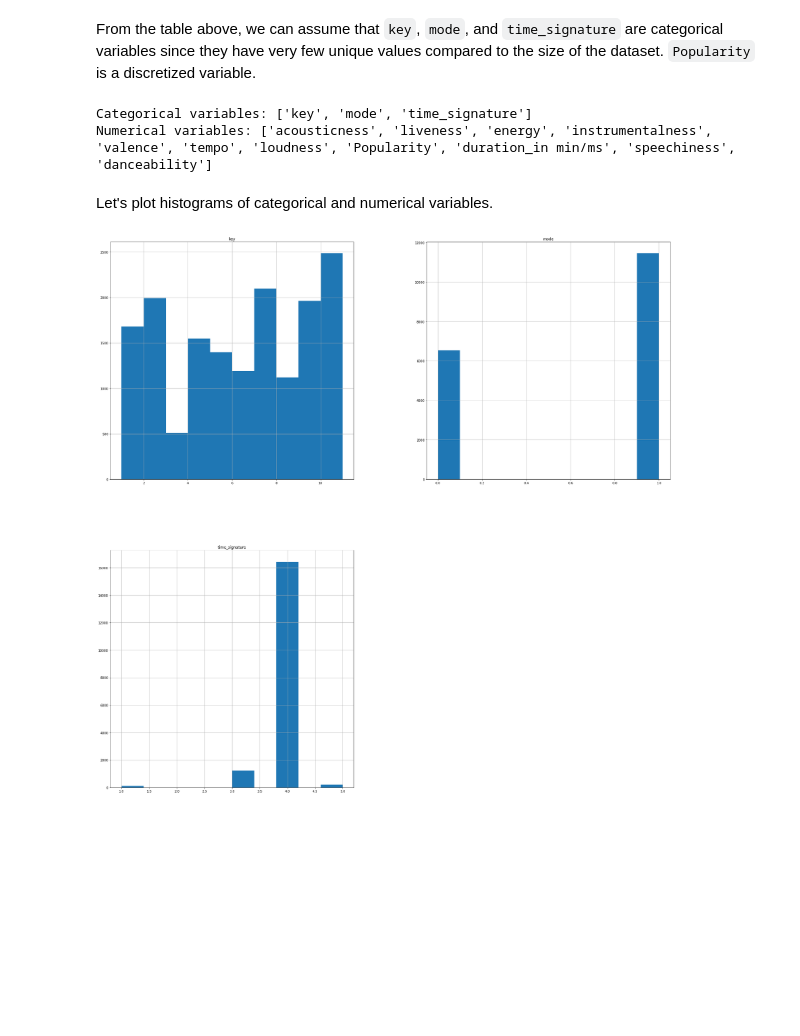
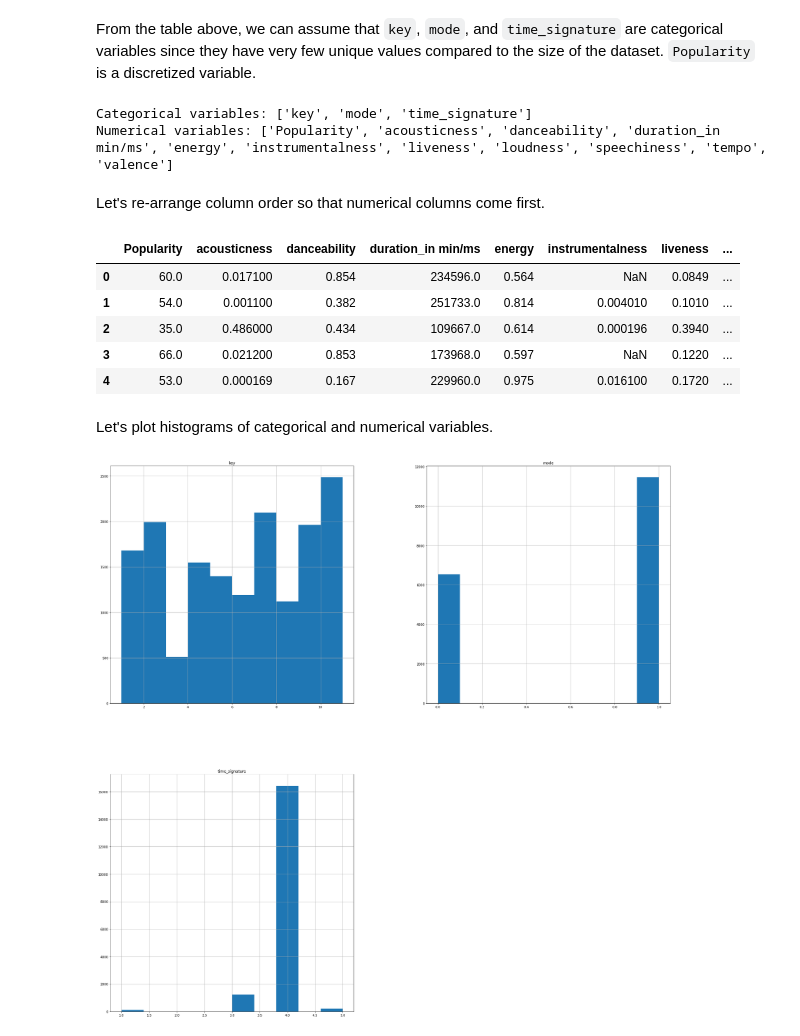
Before and after one commit to bdsaglam/di501, a Jupyter notebook: assignments/assignment04/e155841_HW_4.ipynb, the cells around one changed output. Saved outputs shown, nothing was run; the diff lists cells and outputs as text; code cells hidden in the pictures; blank space fills up the shorter version.

```diff
--- a/assignments/assignment04/e155841_HW_4.ipynb
+++ b/assignments/assignment04/e155841_HW_4.ipynb
@@ -121,13 +121,26 @@ describe(df)
 # %% [markdown]
 From the table above, we can assume that `key`, `mode`, and `time_signature` are categorical variables since they have very few unique values compared to the size of the dataset. `Popularity` is a discretized variable.
 # %%
-categs = ['key', 'mode', 'time_signature']
-numericals = list(set(df[x_cols].columns).difference(categs))
+categs = sorted(['key', 'mode', 'time_signature'])
+numericals = sorted(set(df[x_cols].columns).difference(categs))
 print(f'Categorical variables: {categs}')
 print(f'Numerical variables: {numericals}')
 # %% [output]
 Categorical variables: ['key', 'mode', 'time_signature']
-Numerical variables: ['acousticness', 'liveness', 'energy', 'instrumentalness', 'valence', 'tempo', 'loudness', 'Popularity', 'duration_in min/ms', 'speechiness', 'danceability']
+Numerical variables: ['Popularity', 'acousticness', 'danceability', 'duration_in min/ms', 'energy', 'instrumentalness', 'liveness', 'loudness', 'speechiness', 'tempo', 'valence']
+# %% [markdown]
+Let's re-arrange column order so that numerical columns come first.
+# %%
+x_cols = numericals + categs
+df = df[x_cols + y_cols]
+df.head()
+# %% [output]
+|  | Popularity | acousticness | danceability | duration_in min/ms | energy | instrumentalness | liveness | ... |
+| 0 | 60.0 | 0.017100 | 0.854 | 234596.0 | 0.564 | NaN | 0.0849 | ... |
+| 1 | 54.0 | 0.001100 | 0.382 | 251733.0 | 0.814 | 0.004010 | 0.1010 | ... |
+| 2 | 35.0 | 0.486000 | 0.434 | 109667.0 | 0.614 | 0.000196 | 0.3940 | ... |
+| 3 | 66.0 | 0.021200 | 0.853 | 173968.0 | 0.597 | NaN | 0.1220 | ... |
+| 4 | 53.0 | 0.000169 | 0.167 | 229960.0 | 0.975 | 0.016100 | 0.1720 | ... |
 # %% [markdown]
 Let's plot histograms of categorical and numerical variables.
 # %%
```
Also changed, not shown: parts of 55 cells of this notebook.
